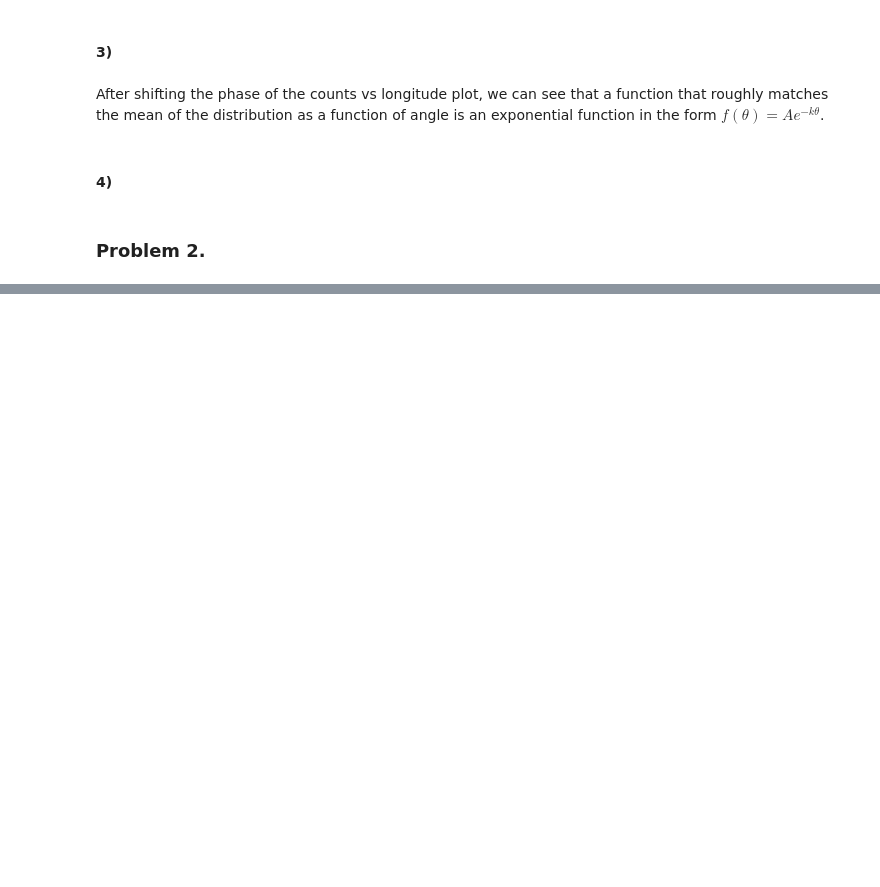
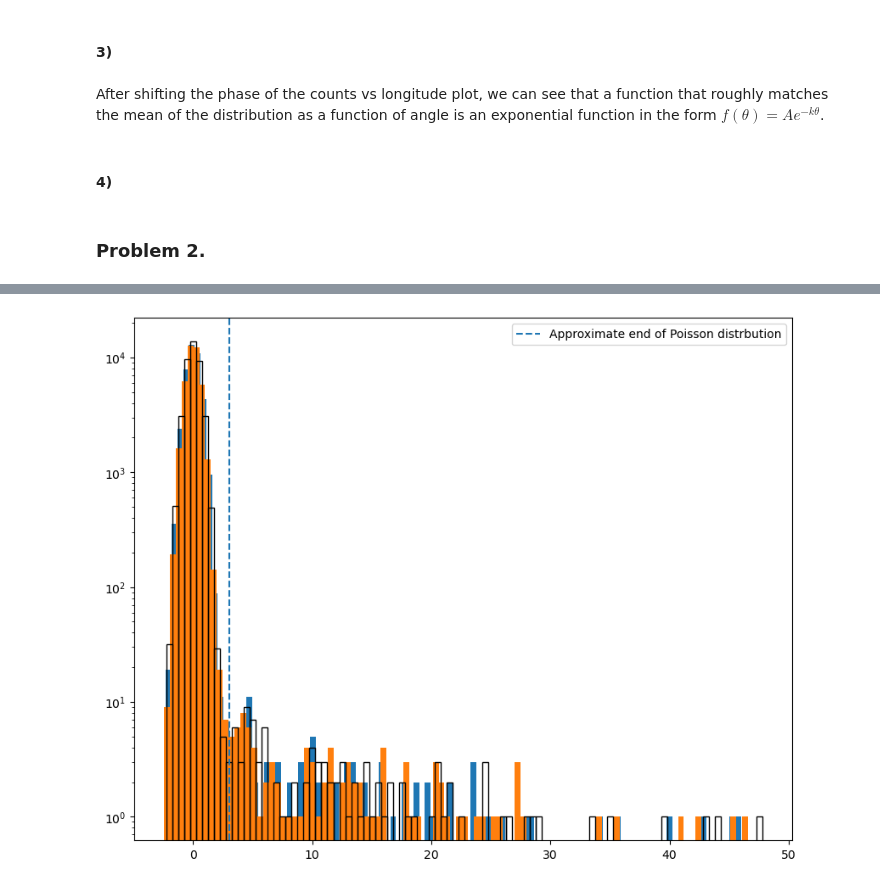
Before and after one commit to pgwart/PHYS434, a Jupyter notebook: lab4.ipynb, the cells around one changed output, grey strips where cells are left out. Saved outputs shown, nothing was run; the diff lists cells and outputs as text; code cells hidden in the pictures; blank space fills up the shorter version.

```diff
--- a/lab4.ipynb
+++ b/lab4.ipynb
@@ -88,0 +125,20 @@ stars
+# %%
+x = np.arange(0,200)
+one_d = []
+
+for i in range(0,10):
+    image = []
+    for j in range(0,200):
+        for k in range(0,200):
+            image.append(stars[j,k,i])
+    one_d.append(image)
+
+plt.hist(one_d[0], bins=100)
+plt.hist(one_d[1], bins=100)
+plt.hist(one_d[2], bins=100, fill=False)
+plt.axvline(3, linestyle='--', label='Approximate end of Poisson distrbution')
+plt.yscale('log')
+plt.legend()
+plt.show()
+# %% [output]
+[figure, added]
```
Also changed, not shown: parts of 16 cells of this notebook.
